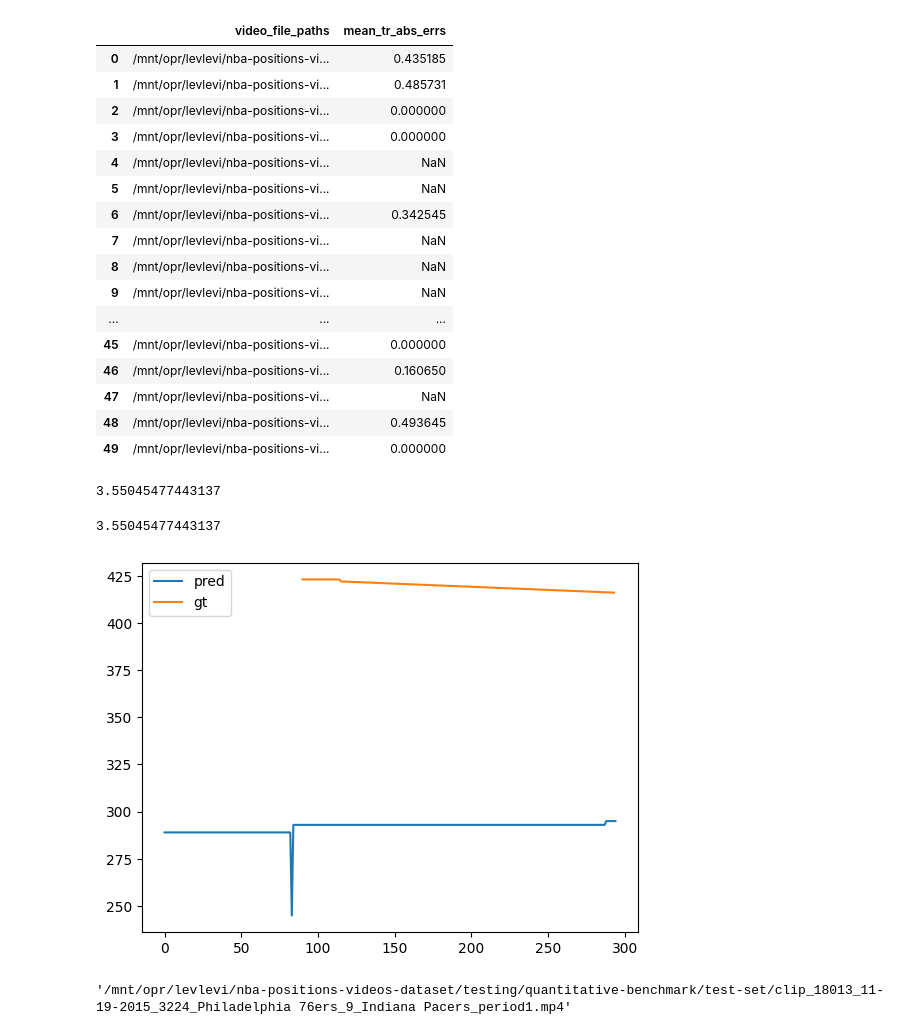
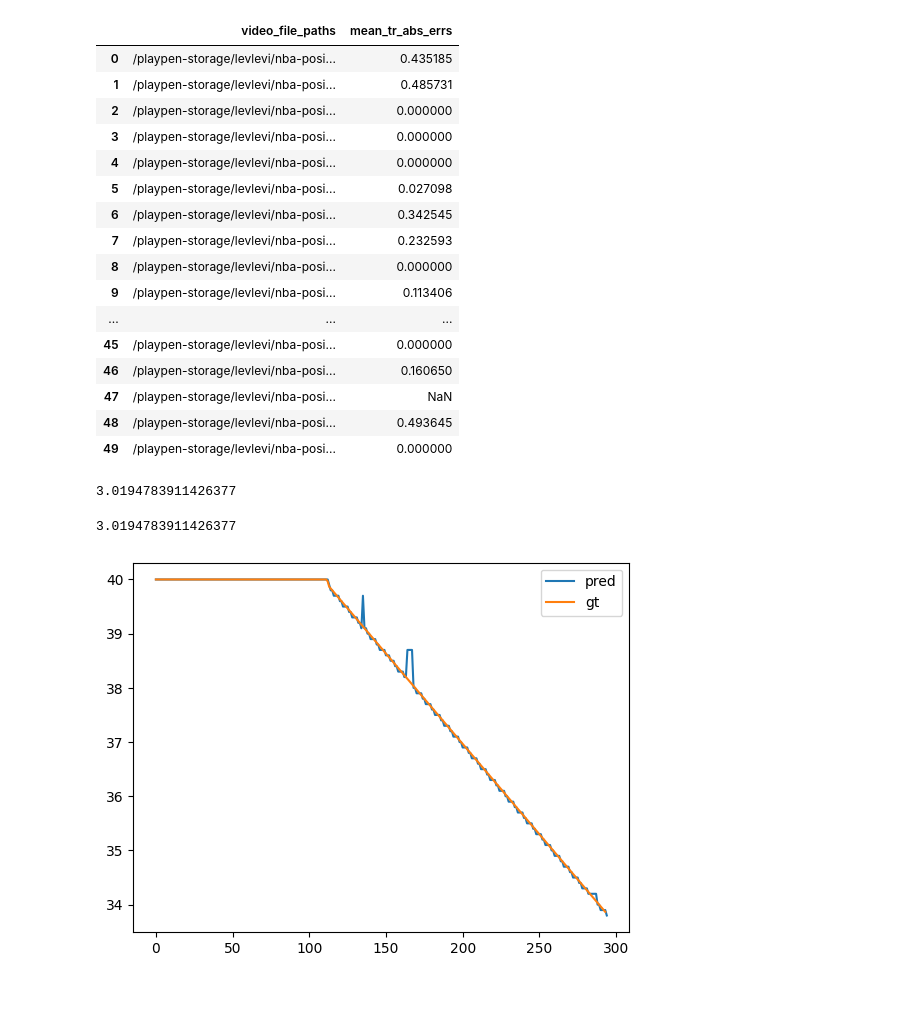
Before and after one commit to leharris3/nba-positions-videos-dataset, a Jupyter notebook: testing/quantitative-benchmark/analysis/analysis.ipynb, the cells around one changed output. Cells and saved outputs as stored; diff of their text form; code cells hidden in the pictures; blank space fills up the shorter version.

Commit message:
extensive testing

```diff
--- a/testing/quantitative-benchmark/analysis/analysis.ipynb
+++ b/testing/quantitative-benchmark/analysis/analysis.ipynb
@@ -3,13 +3,17 @@ import json
 import numpy as np
 import pandas as pd
 
-from file_helpers import get_annotations, get_timestamps
+from pipeline.utils.file_helpers import get_annotations, get_timestamps
+from pipeline.post_processing.post_process_timestamps import extend_timestamps
 
-annotations_fp = "/mnt/opr/levlevi/nba-positions-videos-dataset/testing/quantitative-benchmark/annotations/annotations.json"
-timestamps_fp = "/mnt/opr/levlevi/nba-positions-videos-dataset/testing/quantitative-benchmark/analysis/timestamps.json"
+annotations_fp = "/playpen-storage/levlevi/nba-positions-videos-dataset/testing/quantitative-benchmark/assets/annotations/annotations.json"
+timestamps_fp = "/playpen-storage/levlevi/nba-positions-videos-dataset/testing/quantitative-benchmark/assets/annotations/timestamps.json"
 
 annotations = get_annotations(annotations_fp)
 timestamps = get_timestamps(timestamps_fp)
+
+for k in timestamps:
+    extend_timestamps(timestamps[k])
 # %%
 analysis_dict = {}
 
@@ -50,47 +54,43 @@ analysis_df['mean_tr_abs_errs'] = mean_tr_errs
 analysis_df
 # %% [output]
 |  | video_file_paths | mean_tr_abs_errs |
-| 0 | /mnt/opr/levlevi/nba-positions-vi... | 0.435185 |
-| 1 | /mnt/opr/levlevi/nba-positions-vi... | 0.485731 |
-| 2 | /mnt/opr/levlevi/nba-positions-vi... | 0.000000 |
-| 3 | /mnt/opr/levlevi/nba-positions-vi... | 0.000000 |
-| 4 | /mnt/opr/levlevi/nba-positions-vi... | NaN |
-| 5 | /mnt/opr/levlevi/nba-positions-vi... | NaN |
-| 6 | /mnt/opr/levlevi/nba-positions-vi... | 0.342545 |
-| 7 | /mnt/opr/levlevi/nba-positions-vi... | NaN |
-| 8 | /mnt/opr/levlevi/nba-positions-vi... | NaN |
-| 9 | /mnt/opr/levlevi/nba-positions-vi... | NaN |
+| 0 | /playpen-storage/levlevi/nba-posi... | 0.435185 |
+| 1 | /playpen-storage/levlevi/nba-posi... | 0.485731 |
+| 2 | /playpen-storage/levlevi/nba-posi... | 0.000000 |
+| 3 | /playpen-storage/levlevi/nba-posi... | 0.000000 |
+| 4 | /playpen-storage/levlevi/nba-posi... | 0.000000 |
+| 5 | /playpen-storage/levlevi/nba-posi... | 0.027098 |
+| 6 | /playpen-storage/levlevi/nba-posi... | 0.342545 |
+| 7 | /playpen-storage/levlevi/nba-posi... | 0.232593 |
+| 8 | /playpen-storage/levlevi/nba-posi... | 0.000000 |
+| 9 | /playpen-storage/levlevi/nba-posi... | 0.113406 |
 | ... | ... | ... |
-| 45 | /mnt/opr/levlevi/nba-positions-vi... | 0.000000 |
-| 46 | /mnt/opr/levlevi/nba-positions-vi... | 0.160650 |
-| 47 | /mnt/opr/levlevi/nba-positions-vi... | NaN |
-| 48 | /mnt/opr/levlevi/nba-positions-vi... | 0.493645 |
-| 49 | /mnt/opr/levlevi/nba-positions-vi... | 0.000000 |
+| 45 | /playpen-storage/levlevi/nba-posi... | 0.000000 |
+| 46 | /playpen-storage/levlevi/nba-posi... | 0.160650 |
+| 47 | /playpen-storage/levlevi/nba-posi... | NaN |
+| 48 | /playpen-storage/levlevi/nba-posi... | 0.493645 |
+| 49 | /playpen-storage/levlevi/nba-posi... | 0.000000 |
 # %%
 avg_mean_tr_err = np.mean(analysis_df['mean_tr_abs_errs'])
 print(avg_mean_tr_err)
 # %% [output]
-3.55045477443137
+3.0194783911426377
 # %%
 avg_mean_tr_err = np.mean(analysis_df['mean_tr_abs_errs'])
 print(avg_mean_tr_err)
 # %% [output]
-3.55045477443137
+3.0194783911426377
 # %%
 import matplotlib.pyplot as plt
 
-ex_key = video_file_paths[35]
+ex_key = video_file_paths[5]
 ex_tr_pred_vals = analysis_dict[ex_key]['pred_time_remaining']
 ex_tr_gt_vals = analysis_dict[ex_key]['gt_time_remaining']
 
 plt.plot(ex_tr_pred_vals, label='pred')
 plt.plot(ex_tr_gt_vals, label='gt')
 plt.legend()
 plt.show()
 plt.close()
 # %% [output]
-[figure, old version]
+[figure, new version]
-# %%
-ex_key
-# %% [output]
-'/mnt/opr/levlevi/nba-positions-videos-dataset/testing/quantitative-benchmark/test-set/clip_18013_11-19-2015_3224_Philadelphia 76ers_9_Indiana Pacers_period1.mp4'
```
Also changed, not shown: 18 other files.
